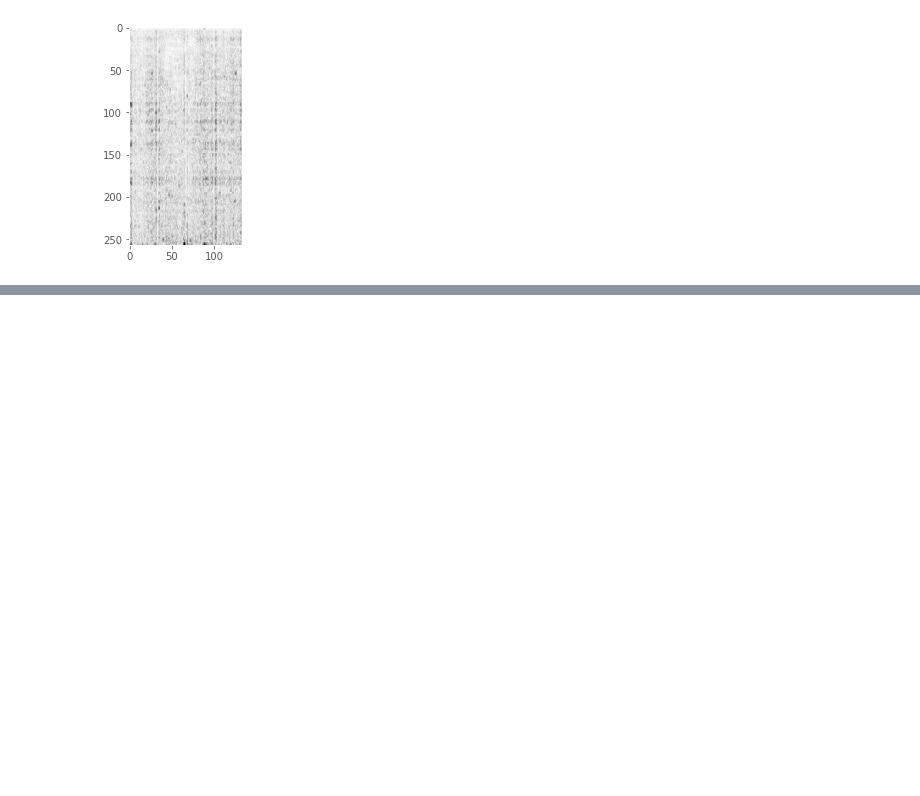
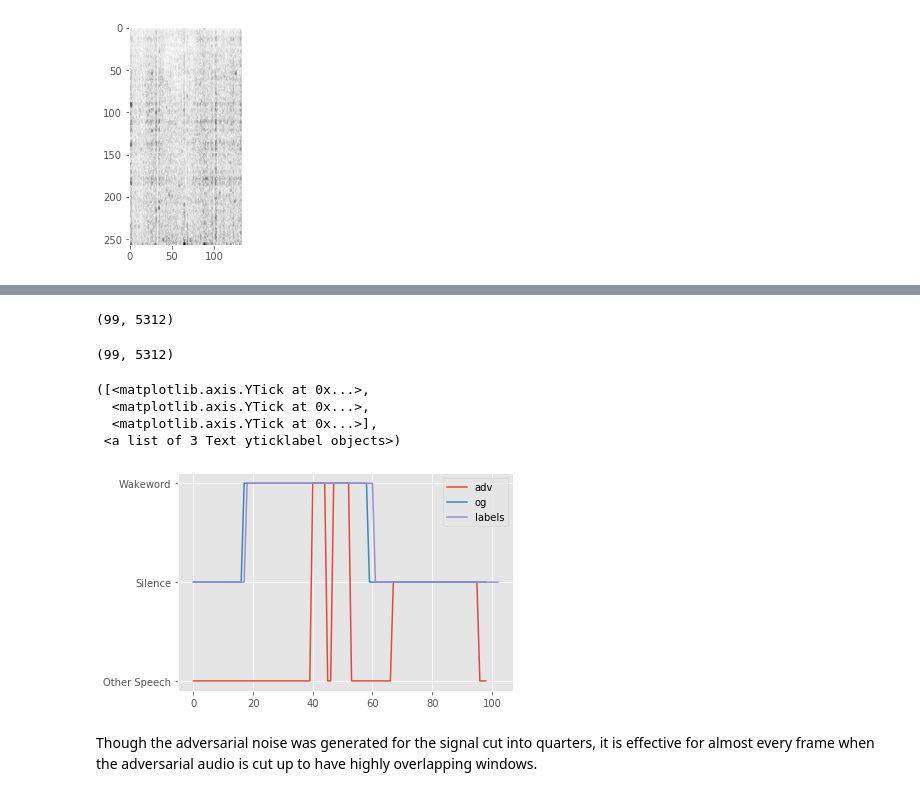
Before and after one commit to ilyakava/py3fst, a Jupyter notebook: Fast_Gradient_Demo_from_time.ipynb, the cells around one changed output, grey strips where cells are left out. Saved outputs shown, nothing was run; the diff lists cells and outputs as text; code cells hidden in the pictures; blank space fills up the shorter version.

Commit message:
Adds eval on every time window for adv audio

```diff
--- a/Fast_Gradient_Demo_from_time.ipynb
+++ b/Fast_Gradient_Demo_from_time.ipynb
@@ -411,0 +416,46 @@ Audio(unbatched_adv_egs[adv_sound_i] - unbatched_originals[adv_sound_i], rate=16
+# %%
+n_items_in_y = (len(yp) - batch_item_length) // hop_length
+
+batched_input = []
+# batched_labels = spec_labs[sound_i,21:-10]
+for i in range(n_items_in_y):
+    start = i*hop_length
+    end = start + batch_item_length
+    batched_input.append(yp[start:end])
+batched_input = np.array(batched_input)
+batched_input.shape
+# %% [output]
+(99, 5312)
+# %%
+predictions_adv = np.argmax(classifier.predict(batched_input), axis=1)
+# %%
+yp = unbatched_originals[adv_sound_i]
+# %%
+n_items_in_y = (len(yp) - batch_item_length) // hop_length
+
+batched_input = []
+batched_labels = spec_labs[sound_i,21:-10]
+for i in range(n_items_in_y):
+    start = i*hop_length
+    end = start + batch_item_length
+    batched_input.append(yp[start:end])
+batched_input = np.array(batched_input)
+batched_input.shape
+# %% [output]
+(99, 5312)
+# %%
+predictions_og = np.argmax(classifier.predict(batched_input), axis=1)
+# %%
+plt.plot(predictions_adv - 1)
+plt.plot(predictions_og - 1)
+plt.plot(batched_labels)
+plt.legend(['adv','og', 'labels'])
+plt.yticks([1,0,-1], labels=['Wakeword', 'Silence', 'Other Speech'])
+# %% [output]
+([<matplotlib.axis.YTick at 0x...>,
+  <matplotlib.axis.YTick at 0x...>,
+  <matplotlib.axis.YTick at 0x...>],
+ <a list of 3 Text yticklabel objects>)
+[figure, added]
+# %% [markdown]
+Though the adversarial noise was generated for the signal cut into quarters, it is effective for almost every frame when the adversarial audio is cut up to have highly overlapping windows.
```
Also changed, not shown: parts of 2 cells of this notebook.
